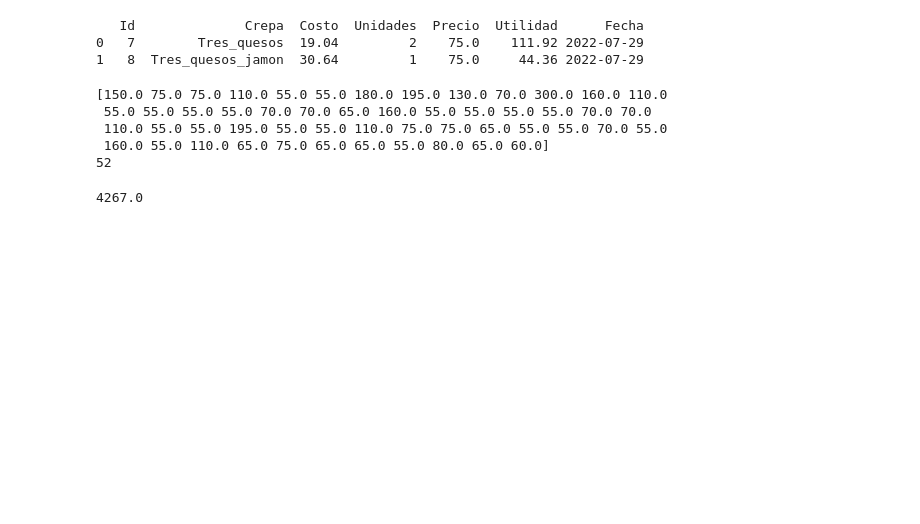
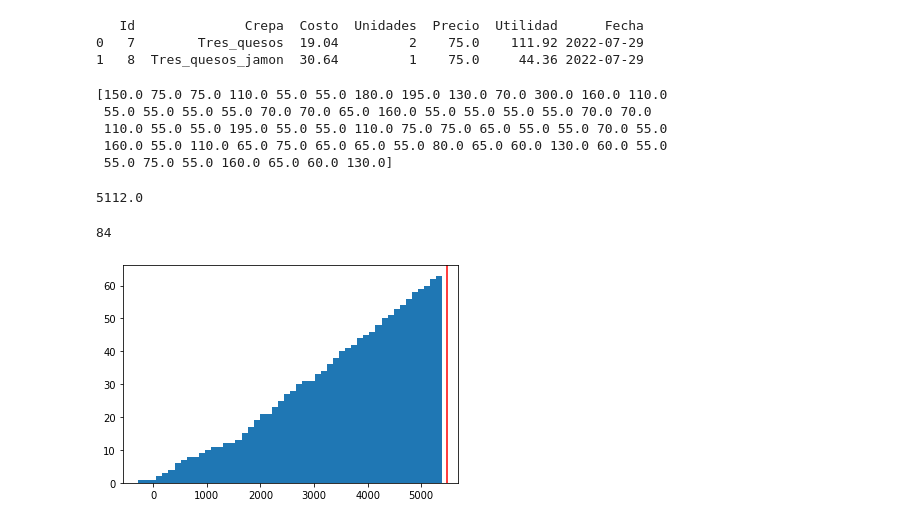
Before and after one commit to JavisG300/App_crepas, a Jupyter notebook: grafica datos.ipynb, the cells around one changed output. Saved outputs shown, nothing was run; the diff lists cells and outputs as text; code cells hidden in the pictures; blank space fills up the shorter version.

```diff
--- a/grafica datos.ipynb
+++ b/grafica datos.ipynb
@@ -20,21 +20,35 @@ unidades = arr[:,3]
 
 total = precios*unidades
 print(total)
-print(len(total))
 # %% [output]
 [150.0 75.0 75.0 110.0 55.0 55.0 180.0 195.0 130.0 70.0 300.0 160.0 110.0
  55.0 55.0 55.0 55.0 70.0 70.0 65.0 160.0 55.0 55.0 55.0 55.0 70.0 70.0
  110.0 55.0 55.0 195.0 55.0 55.0 110.0 75.0 75.0 65.0 55.0 55.0 70.0 55.0
- 160.0 55.0 110.0 65.0 75.0 65.0 65.0 55.0 80.0 65.0 60.0]
-52
+ 160.0 55.0 110.0 65.0 75.0 65.0 65.0 55.0 80.0 65.0 60.0 130.0 60.0 55.0
+ 55.0 75.0 55.0 160.0 65.0 60.0 130.0]
 # %%
 cuenta = 0
+l=[-283]
 for precio in total:
     cuenta = cuenta + precio
+    l.append(cuenta)
 #3671
 print(cuenta-283) #Norita no pagó, huyó por la ventana
 # %% [output]
-4267.0
+5112.0
+# %%
+cuenta = 0
+for precio in unidades:
+    cuenta = cuenta + precio
+print(cuenta)
+# %% [output]
+84
+# %%
+plt.hist(l,cumulative=True,bins=50)
+plt.axvline(5476.68, color ='r')
+plt.show()
+# %% [output]
+[figure, added]
 # %%
 sns.stripplot(data=df_crepas,x='Crepa',y='Costo',hue = 'Fecha', palette='coolwarm');
 plt.xticks(rotation = 90);
```
Also changed, not shown: parts of 2 cells of this notebook, 3 other files.
